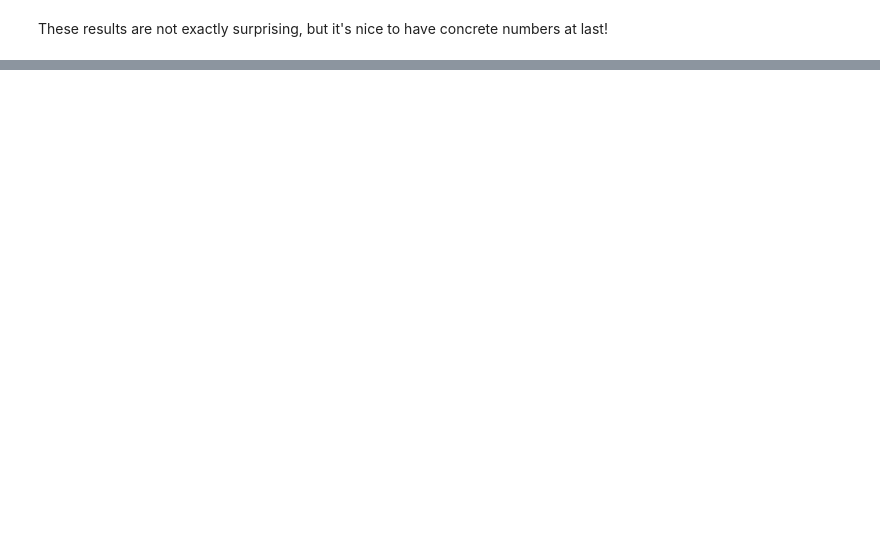
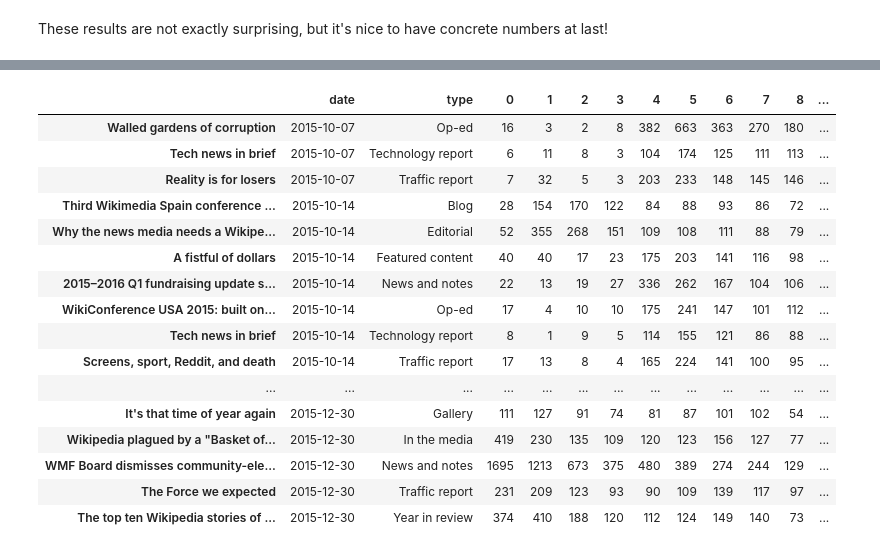
Before and after one commit to ResidentMario/signpostviews, a Jupyter notebook: signpostviews.ipynb, the cells around one changed output, grey strips where cells are left out. Drawn from its saved outputs; the diff is of its cells as text; code cells hidden in the pictures; blank space fills up the shorter version.

```diff
--- a/signpostviews.ipynb
+++ b/signpostviews.ipynb
@@ -247,0 +277,45 @@ These results are not exactly surprising, but it's nice to have concrete numbers
+# %%
+def get_title(pub):
+    """
+    Parses a raw HTTP request to fetch the title of the article based on its URL, and returns it.
+    """
+    ret = requests.get("http://en.wikipedia.org/wiki/" + pub).text
+    # return ret
+    ret.find('<span class="mw-headline"')
+    ret = ret[ret.find('<span class="mw-headline"'):]
+    ret = ret[:ret.find('</span></h2>')]
+    ret = ret[ret.find('>') + 1:]
+    return ret
+# %%
+table = frame.copy()
+table['type'] = [title.split("/")[2] for title in frame.index]
+table['date'] = [title.split("/")[1] for title in frame.index]
+# %%
+table['title'] = [get_title(title) for title in frame.index]
+table = table.set_index('title')
+table.index.name=None
+# %%
+cols = table.columns.tolist()
+# cols = cols[-2:] + cols[:-2]
+cols[1], cols[0] = cols[0], cols[1]
+# %%
+table = table[cols]
+table
+# %% [output]
+|  | date | type | 0 | 1 | 2 | 3 | 4 | 5 | 6 | 7 | 8 | ... |
+| Walled gardens of corruption | 2015-10-07 | Op-ed | 16 | 3 | 2 | 8 | 382 | 663 | 363 | 270 | 180 | ... |
+| Tech news in brief | 2015-10-07 | Technology report | 6 | 11 | 8 | 3 | 104 | 174 | 125 | 111 | 113 | ... |
+| Reality is for losers | 2015-10-07 | Traffic report | 7 | 32 | 5 | 3 | 203 | 233 | 148 | 145 | 146 | ... |
+| Third Wikimedia Spain conference ... | 2015-10-14 | Blog | 28 | 154 | 170 | 122 | 84 | 88 | 93 | 86 | 72 | ... |
+| Why the news media needs a Wikipe... | 2015-10-14 | Editorial | 52 | 355 | 268 | 151 | 109 | 108 | 111 | 88 | 79 | ... |
+| A fistful of dollars | 2015-10-14 | Featured content | 40 | 40 | 17 | 23 | 175 | 203 | 141 | 116 | 98 | ... |
+| 2015–2016 Q1 fundraising update s... | 2015-10-14 | News and notes | 22 | 13 | 19 | 27 | 336 | 262 | 167 | 104 | 106 | ... |
+| WikiConference USA 2015: built on... | 2015-10-14 | Op-ed | 17 | 4 | 10 | 10 | 175 | 241 | 147 | 101 | 112 | ... |
+| Tech news in brief | 2015-10-14 | Technology report | 8 | 1 | 9 | 5 | 114 | 155 | 121 | 86 | 88 | ... |
+| Screens, sport, Reddit, and death | 2015-10-14 | Traffic report | 17 | 13 | 8 | 4 | 165 | 224 | 141 | 100 | 95 | ... |
+| ... | ... | ... | ... | ... | ... | ... | ... | ... | ... | ... | ... | ... |
+| It's that time of year again | 2015-12-30 | Gallery | 111 | 127 | 91 | 74 | 81 | 87 | 101 | 102 | 54 | ... |
+| Wikipedia plagued by a "Basket of... | 2015-12-30 | In the media | 419 | 230 | 135 | 109 | 120 | 123 | 156 | 127 | 77 | ... |
+| WMF Board dismisses community-ele... | 2015-12-30 | News and notes | 1695 | 1213 | 673 | 375 | 480 | 389 | 274 | 244 | 129 | ... |
+| The Force we expected | 2015-12-30 | Traffic report | 231 | 209 | 123 | 93 | 90 | 109 | 139 | 117 | 97 | ... |
+| The top ten Wikipedia stories of ... | 2015-12-30 | Year in review | 374 | 410 | 188 | 120 | 112 | 124 | 149 | 140 | 73 | ... |
```
Also changed, not shown: parts of 14 cells of this notebook.
